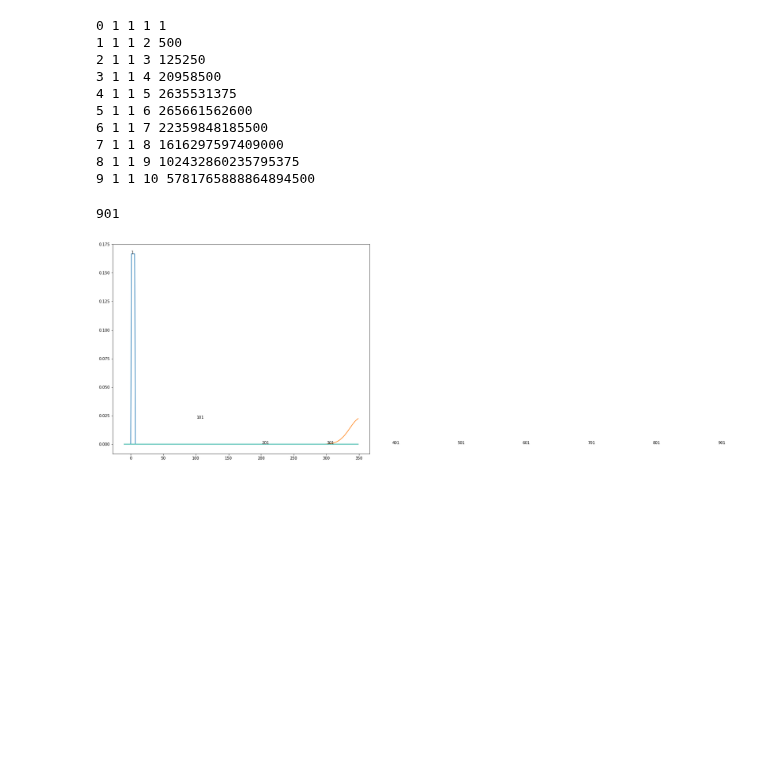
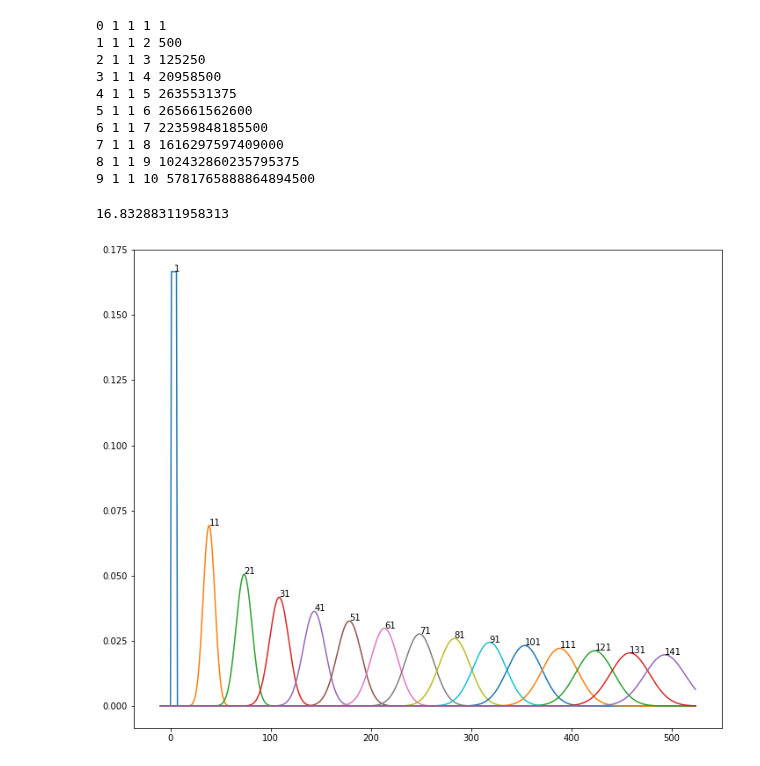
Before and after one commit to jpbm/probabilism, a Jupyter notebook: Cauchy Product.ipynb, the cells around one changed output. Cells and saved outputs as stored; diff of their text form; code cells hidden in the pictures; blank space fills up the shorter version.

Commit message:
cauchy product / partitions

```diff
--- a/Cauchy Product.ipynb
+++ b/Cauchy Product.ipynb
@@ -42,7 +42,7 @@ def constant(const = 1, min_n = 0, max_n=np.inf):
 
 
 
-def cauchy2(a,b):
+def cauchy_2(a,b):
     """
     returns function that gives coefficient of the cauchy product of
     two series with coefficients a(n) and b(n)
@@ -57,6 +57,7 @@ def cauchy2(a,b):
     return coeff
 
 
+@memoize
 def cauchy(*args):
     """
     returns function that gives coefficient of the cauchy product of
@@ -72,7 +73,7 @@ def cauchy(*args):
         return args[0]
 
     else:
-        return cauchy2(args[0],cauchy(*args[1:]))
+        return cauchy_2(args[0],cauchy(*args[1:]))
 # %%
 a = constant()
 b = constant()
@@ -97,23 +98,28 @@ for i in range(10):
 # %%
 import matplotlib.pyplot as plt
 
 
 
 d6 = constant(const = 1/6, min_n=1,max_n=6)
 
-ss = list(range(-10,35*10))
 
+N = 150
+
+t0=time()
 plt.figure(figsize=(12,10))
-for n in range(1,1000)[::100]:
+ss = list(range(-10,int(3.5*N)))
+for n in range(1,N)[::10]:
 
     d = cauchy(*tuple(n*[d6]))
 
     p = [d(s) for s in ss]
 
     plt.plot(ss,p)
-    plt.text(x=n,y=max(p),s=n)
+    plt.text(x=3.5*n,y=max(p),s=n)
 
     print(n,end='\r')
+
+print(time()-t0)
 # %% [output]
-901
+16.83288311958313
-[figure, old version]
+[figure, new version]
```
Also changed, not shown: parts of 6 cells of this notebook.
